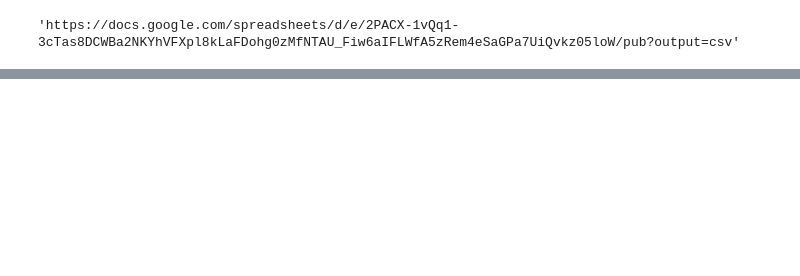
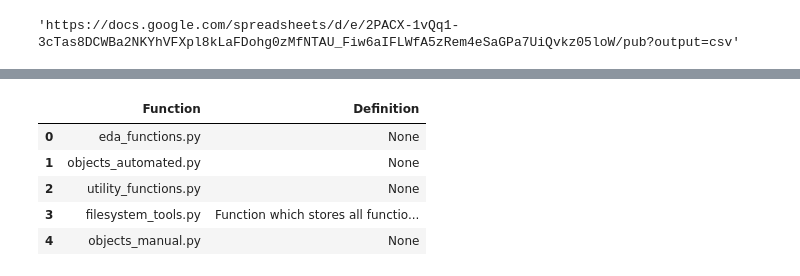
Before and after one commit to derek-dewald/Python_Tools, a Jupyter notebook: JupyterNotebooks/Daily_Pipeline_v2.ipynb, the cells around one changed output, grey strips where cells are left out. Cells and saved outputs as stored; diff of their text form; code cells hidden in the pictures; blank space fills up the shorter version.

```diff
--- a/JupyterNotebooks/Daily_Pipeline_v2.ipynb
+++ b/JupyterNotebooks/Daily_Pipeline_v2.ipynb
@@ -122,0 +70,9 @@ dict_defitions_dot_py()
+# %%
+function_file_definition.head()
+# %% [output]
+|  | Function | Definition |
+| 0 | eda_functions.py | None |
+| 1 | objects_automated.py | None |
+| 2 | utility_functions.py | None |
+| 3 | filesystem_tools.py | Function which stores all functio... |
+| 4 | objects_manual.py | None |
```
Also changed, not shown: parts of 17 cells of this notebook, 30 other files.
